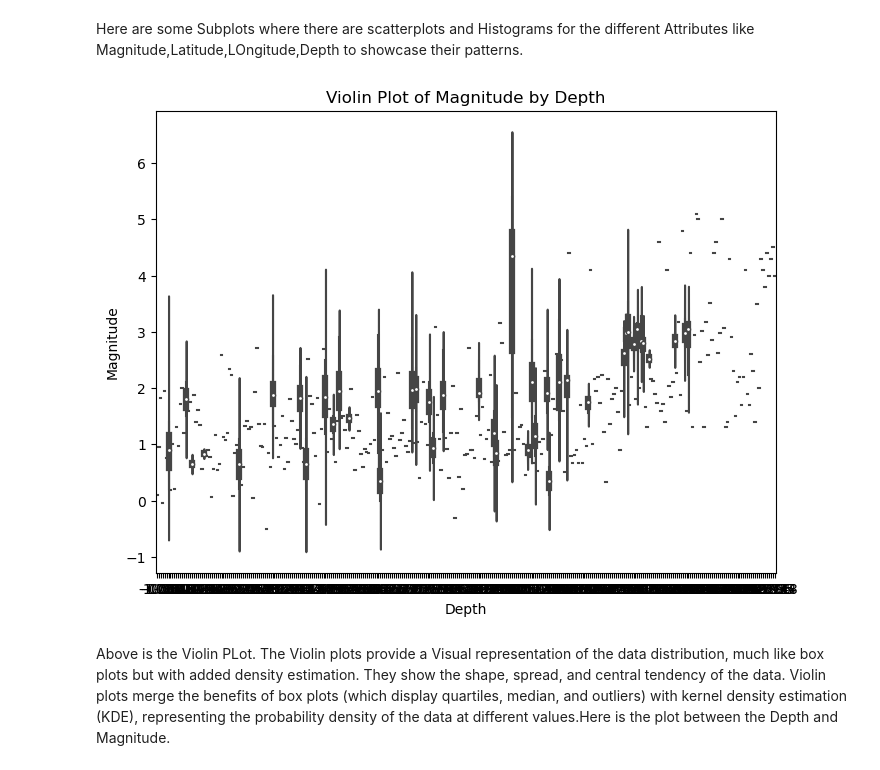
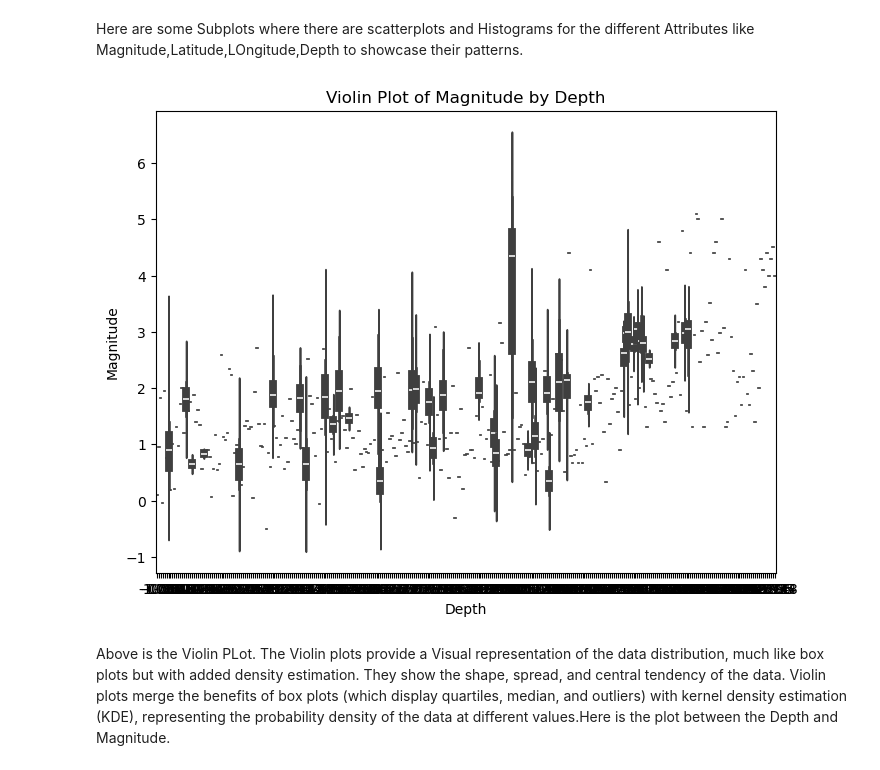
Before and after one commit to Aquibgitt/WEB-DATA, a Jupyter notebook: Working_with_Data_outputs-Aquib Hussain.ipynb, the cells around one changed output. Saved outputs shown, nothing was run; the diff lists cells and outputs as text; code cells hidden in the pictures.

```diff
--- a/Working_with_Data_outputs-Aquib Hussain.ipynb
+++ b/Working_with_Data_outputs-Aquib Hussain.ipynb
@@ -53,0 +47,13 @@ from web_data import EARTHQUAKE_API
+# %%
+from src.web_data import earthquake_api
+from src.web_data.earthquake_api import usgs_Earthquake_Fetcher
+earthquake_fetcher = usgs_Earthquake_Fetcher("2020-01-01", "2020-01-02")
+# %%
+
+# To fetch the EarthQuake Data
+
+earthquake_data = earthquake_fetcher.fetch_data()
+earthquake_df = earthquake_fetcher.parse_to_dataframe(earthquake_data)
+
+if earthquake_df is not None:
+    print(earthquake_df)  # Display the rows of the DataFrame
@@ -115,9 +145,9 @@ EARTHQUAKE_API.EDA.plot_pairplot_numerical()
 # %% [markdown]
 Here are some Subplots where there are scatterplots and Histograms for the different Attributes like Magnitude,Latitude,LOngitude,Depth to showcase their patterns.
-# %%
-EARTHQUAKE_API.EDA.plot_violin_magnitude_by_depth()
-# %% [output]
-[figure, removed]
+# %%
+eda_Summary.plot_violin_magnitude_by_depth(earthquake_df)
+# %% [output]
+[figure, added]
 # %% [markdown]
 Above is the Violin PLot. The Violin plots provide a Visual representation of the data distribution, much like box plots but with added density estimation. They show the shape, spread, and central tendency of the data.
 Violin plots merge the benefits of box plots (which display quartiles, median, and outliers) with kernel density estimation (KDE), representing the probability density of the data at different values.Here is the plot between the Depth and Magnitude.
```
Also changed, not shown: parts of 29 cells of this notebook, 8 other files.
